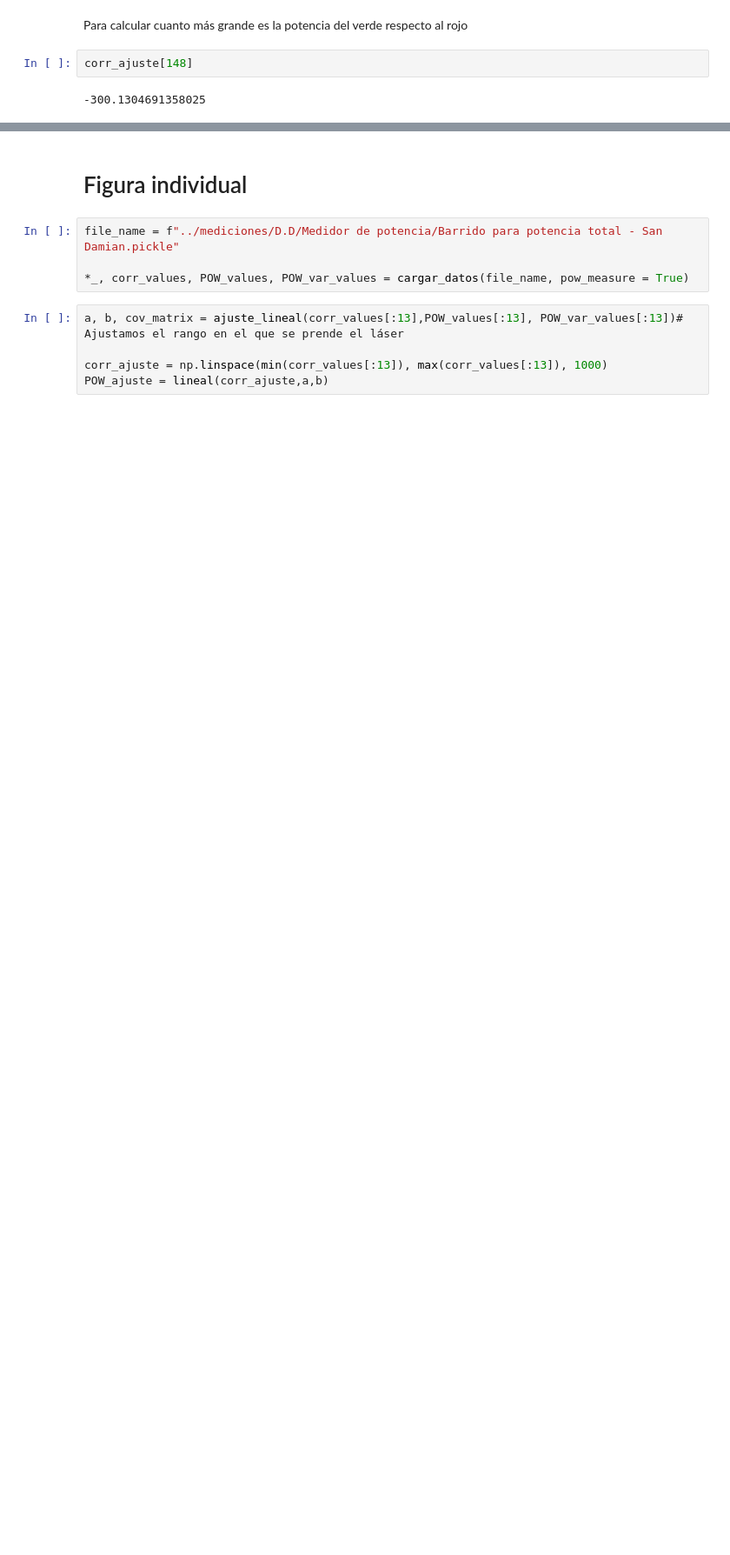
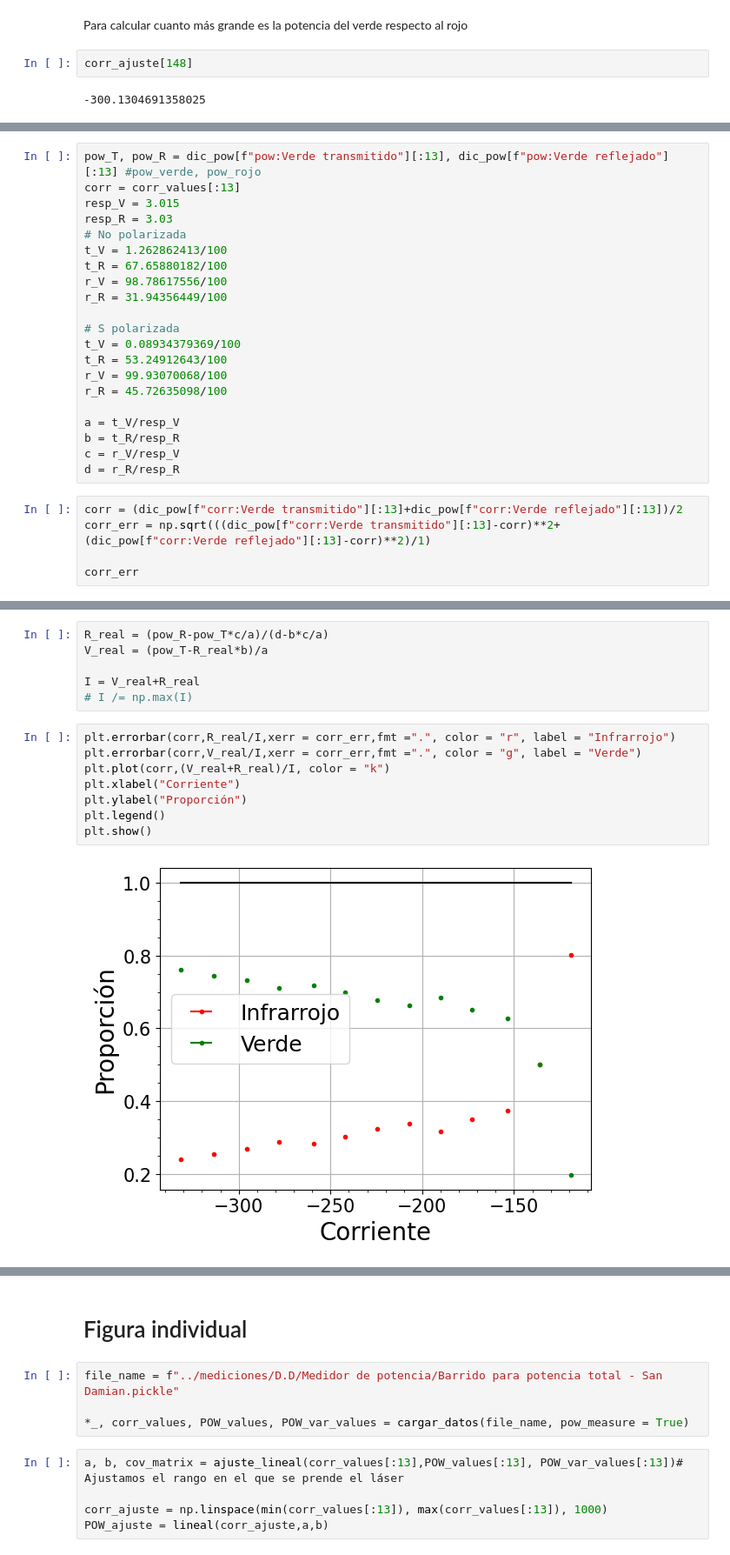
Before and after one commit to DelManuel/Magnetometro-optico, a Jupyter notebook: códigos/analisis_pow_laser.ipynb, the cells around one changed output, grey strips where cells are left out. Shown at 87% size. Cells and saved outputs as stored; diff of their text form; blank space fills up the shorter version.

```diff
--- a/códigos/analisis_pow_laser.ipynb
+++ b/códigos/analisis_pow_laser.ipynb
@@ -253,0 +253,26 @@ np.std(pow_verde/pow_rojo, ddof = 1)
+# %%
+pow_T, pow_R = dic_pow[f"pow:Verde transmitido"][:13], dic_pow[f"pow:Verde reflejado"][:13] #pow_verde, pow_rojo
+corr = corr_values[:13]
+resp_V = 3.015
+resp_R = 3.03
+# No polarizada
+t_V = 1.262862413/100
+t_R = 67.65880182/100
+r_V = 98.78617556/100
+r_R = 31.94356449/100
+
+# S polarizada
+t_V = 0.08934379369/100
+t_R = 53.24912643/100
+r_V = 99.93070068/100
+r_R = 45.72635098/100
+
+a = t_V/resp_V
+b = t_R/resp_R
+c = r_V/resp_V
+d = r_R/resp_R
+# %%
+corr = (dic_pow[f"corr:Verde transmitido"][:13]+dic_pow[f"corr:Verde reflejado"][:13])/2
+corr_err = np.sqrt(((dic_pow[f"corr:Verde transmitido"][:13]-corr)**2+(dic_pow[f"corr:Verde reflejado"][:13]-corr)**2)/1)
+
+corr_err
@@ -253,0 +283,16 @@ np.std(pow_verde/pow_rojo, ddof = 1)
+# %%
+R_real = (pow_R-pow_T*c/a)/(d-b*c/a)
+V_real = (pow_T-R_real*b)/a
+
+I = V_real+R_real
+# I /= np.max(I)
+# %%
+plt.errorbar(corr,R_real/I,xerr = corr_err,fmt =".", color = "r", label = "Infrarrojo")
+plt.errorbar(corr,V_real/I,xerr = corr_err,fmt =".", color = "g", label = "Verde")
+plt.plot(corr,(V_real+R_real)/I, color = "k")
+plt.xlabel("Corriente")
+plt.ylabel("Proporción")
+plt.legend()
+plt.show()
+# %% [output]
+[figure, added]
```
Also changed, not shown: parts of 12 cells of this notebook, 4 other files.
